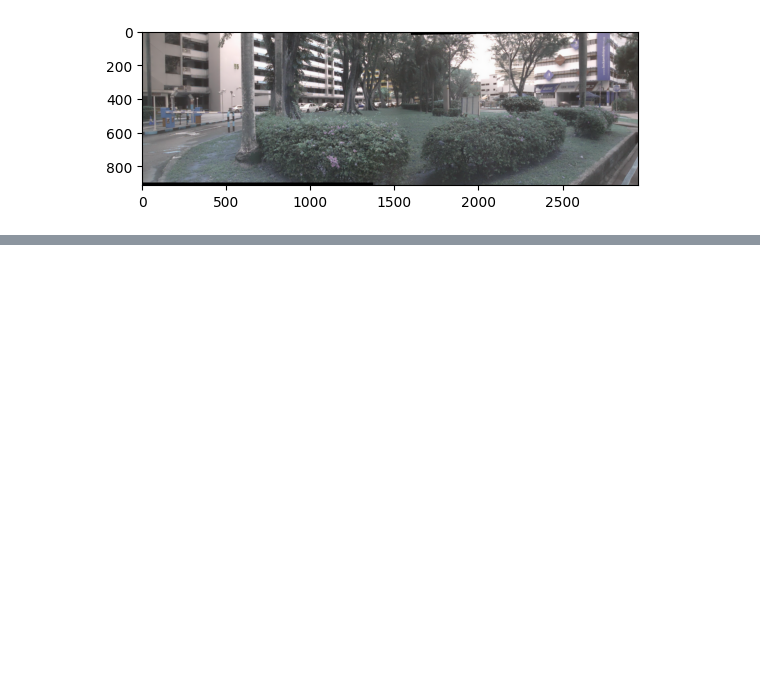
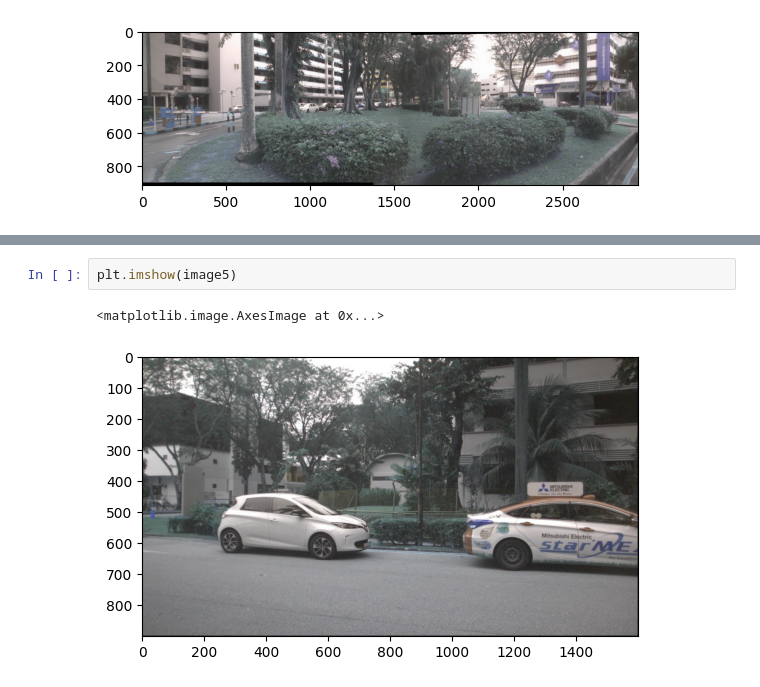
Before and after one commit to wuyasan/CVFinalProject, a Jupyter notebook: notebooks/sift_flan_location_constraint_nu_images.ipynb, the cells around one changed output, grey strips where cells are left out. Cells and saved outputs as stored; diff of their text form; blank space fills up the shorter version.

```diff
--- a/notebooks/sift_flan_location_constraint_nu_images.ipynb
+++ b/notebooks/sift_flan_location_constraint_nu_images.ipynb
@@ -259,0 +238,5 @@ plt.imshow(stitcher.stitch([image5, image6, image1])[1])
+# %%
+plt.imshow(image5)
+# %% [output]
+<matplotlib.image.AxesImage at 0x...>
+[figure, added]
```
Also changed, not shown: parts of 15 cells of this notebook, 6 other files.
